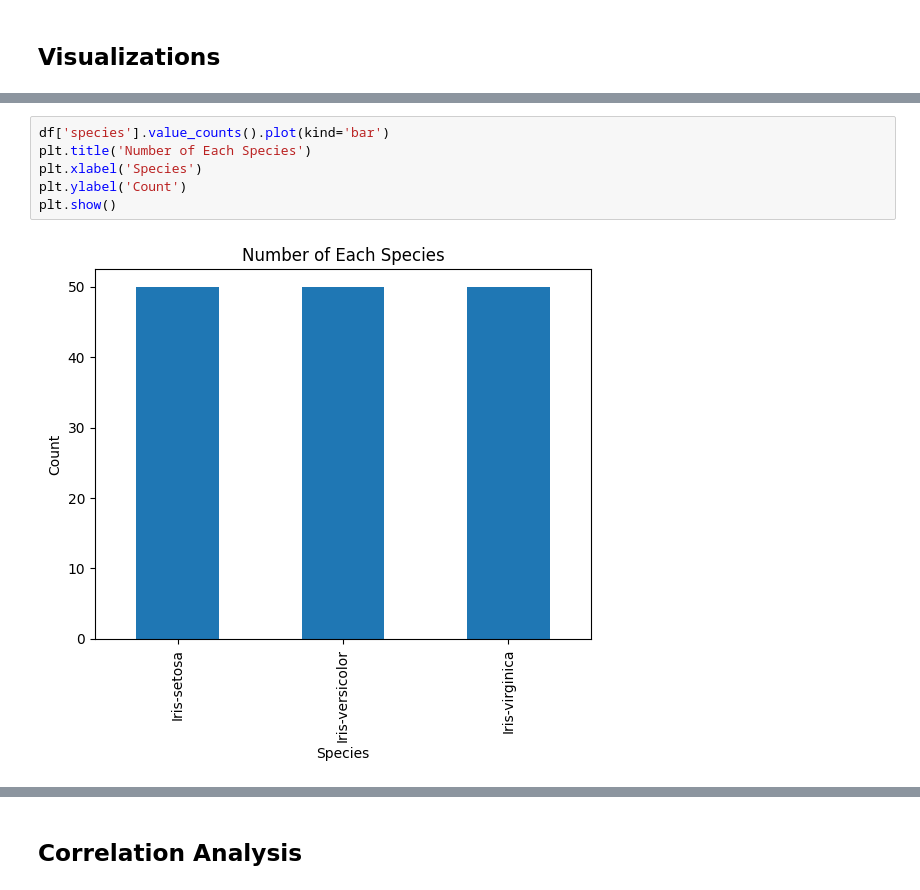
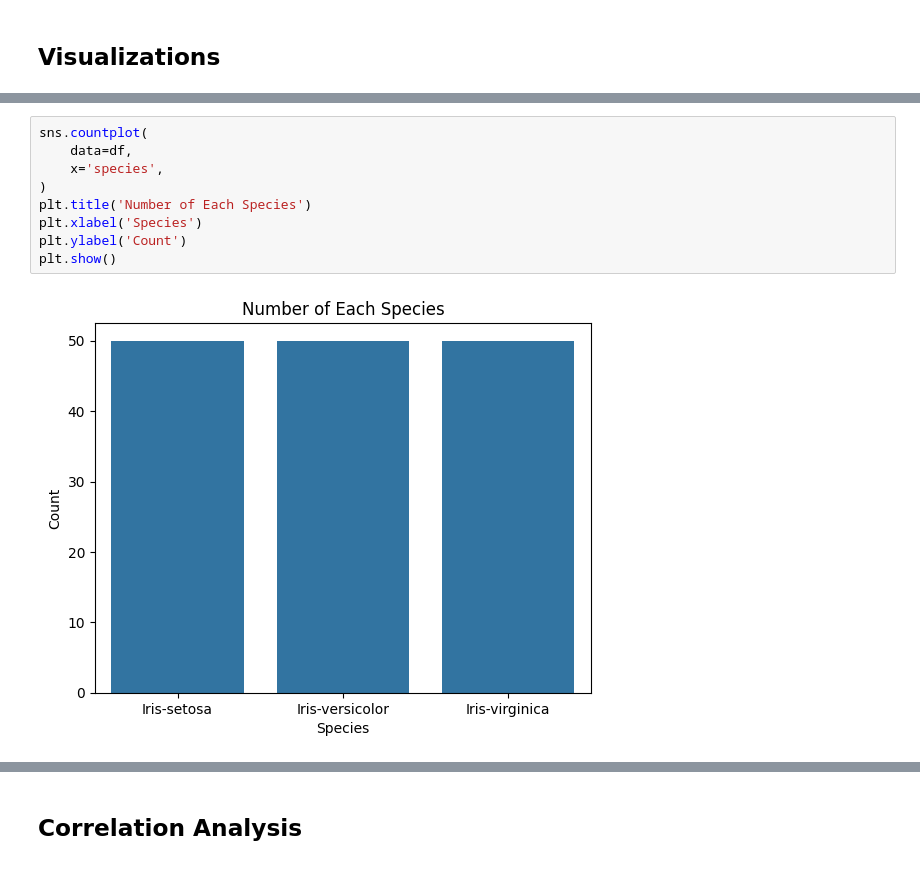
Before and after one commit to andrianllmm/ds100-ws1, a Jupyter notebook: eda.ipynb, the cells around one changed output, grey strips where cells are left out. Saved outputs shown, nothing was run; the diff lists cells and outputs as text.

```diff
--- a/eda.ipynb
+++ b/eda.ipynb
@@ -117,9 +129,12 @@ plt.show()
 # %%
-df['species'].value_counts().plot(kind='bar')
+sns.countplot(
+    data=df,
+    x='species',
+)
 plt.title('Number of Each Species')
 plt.xlabel('Species')
 plt.ylabel('Count')
 plt.show()
 # %% [output]
-[figure, old version]
+[figure, new version]
 # %%
```
Also changed, not shown: parts of 5 cells of this notebook.
